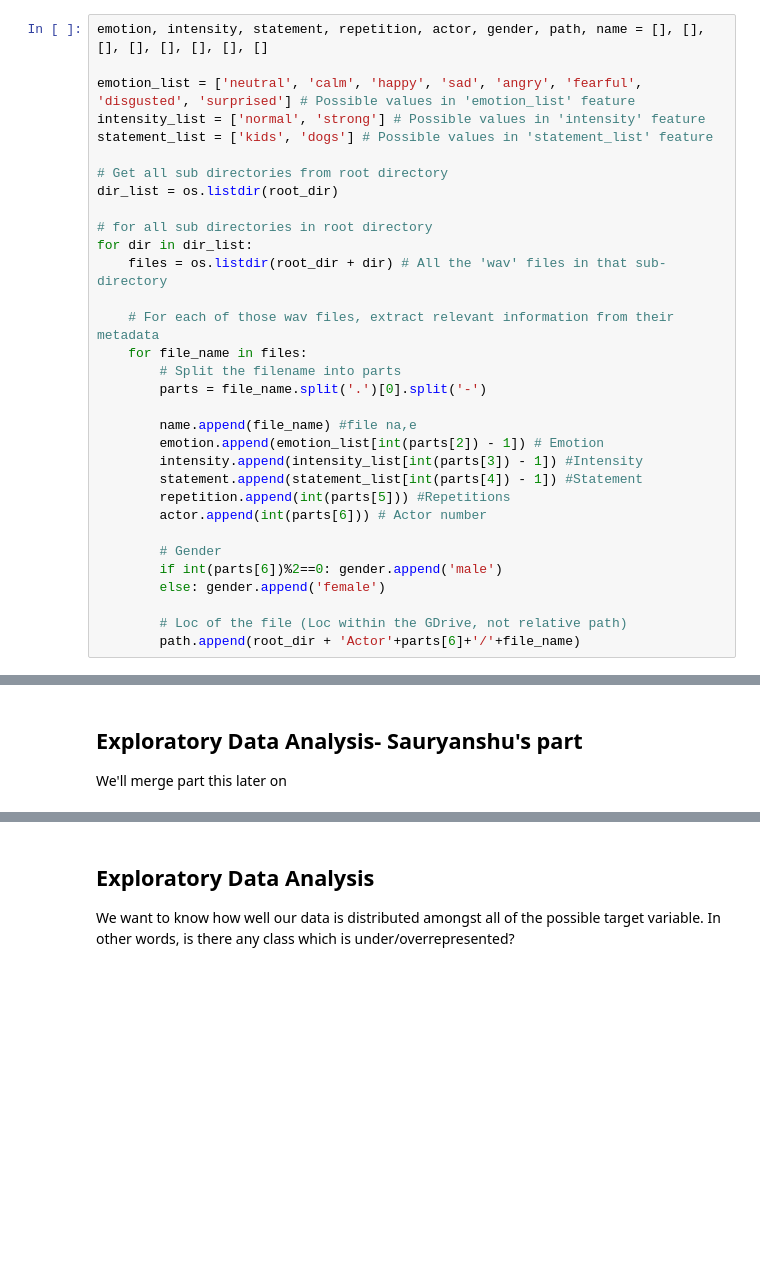
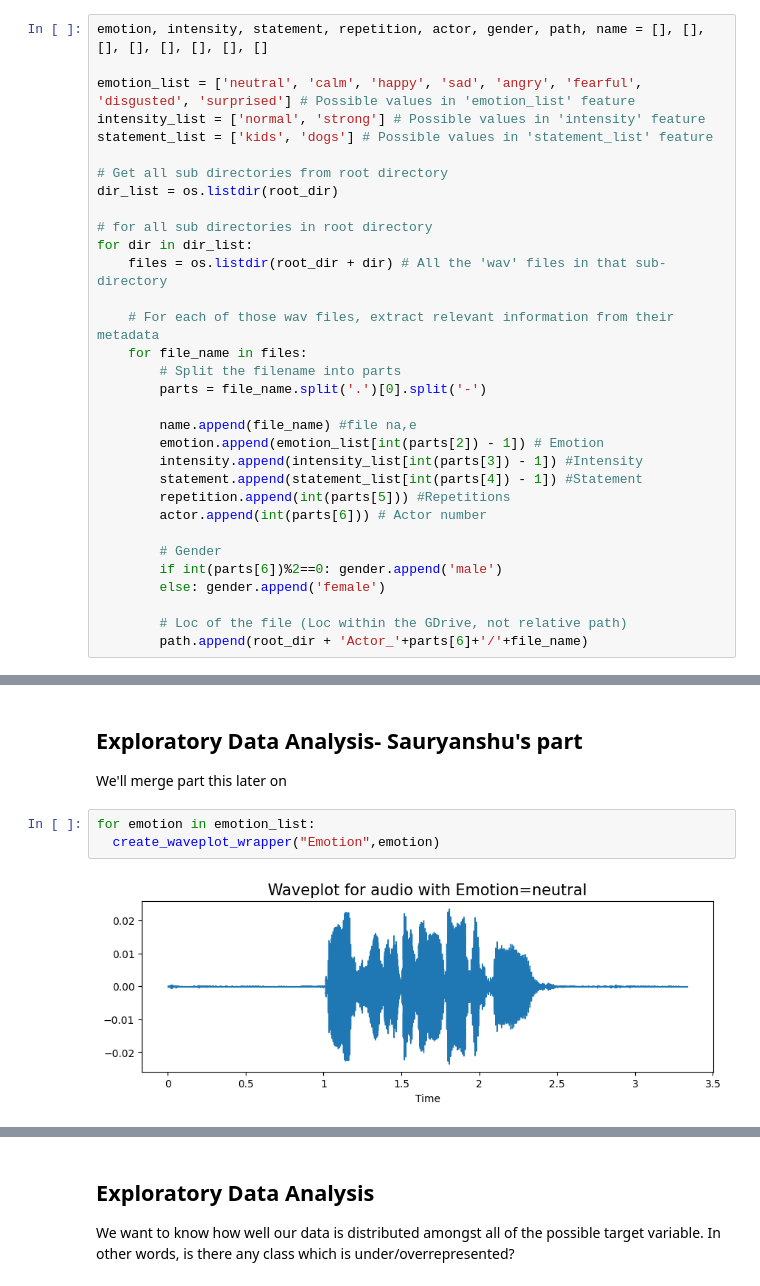
Before and after one commit to kitan23/Speech-Recognition, a Jupyter notebook: Milestone_2.ipynb, the cells around one changed output, grey strips where cells are left out. Cells and saved outputs as stored; diff of their text form; blank space fills up the shorter version.

Commit message:
Created a waveform for every value of 3 attributes( gender, statement and emotion)

```diff
--- a/Milestone_2.ipynb
+++ b/Milestone_2.ipynb
@@ -101,7 +101,7 @@ for dir in dir_list:
         else: gender.append('female')
 
         # Loc of the file (Loc within the GDrive, not relative path)
-        path.append(root_dir + 'Actor'+parts[6]+'/'+file_name)
+        path.append(root_dir + 'Actor_'+parts[6]+'/'+file_name)
 # %%
 # Convert the data into a dataframe
 data = {
@@ -119,3 +128,8 @@ df = pd.DataFrame(data)
 # %% [markdown]
 ## Exploratory Data Analysis- Sauryanshu's part
 We'll merge part this later on
+# %%
+for emotion in emotion_list:
+  create_waveplot_wrapper("Emotion",emotion)
+# %% [output]
+[figure, added]
```
Also changed, not shown: parts of 8 cells of this notebook.
